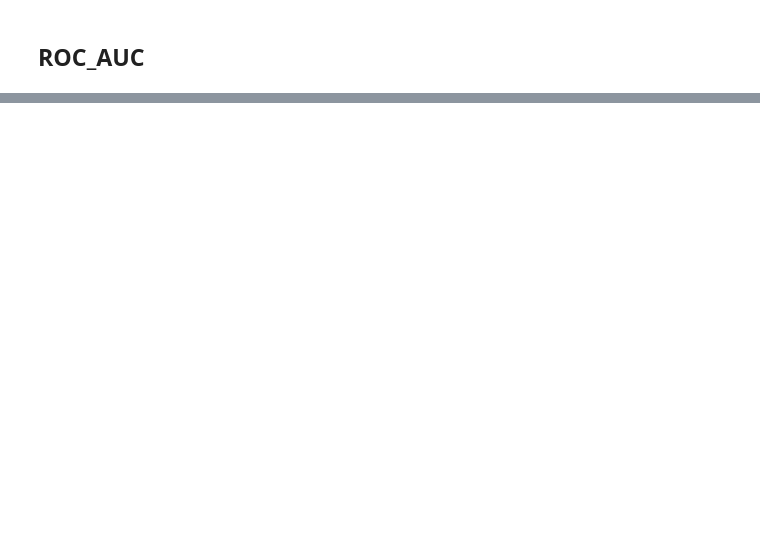
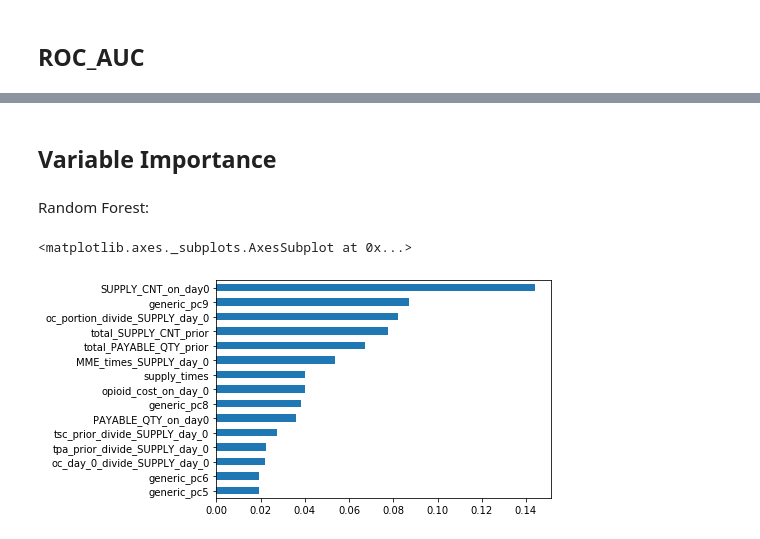
Before and after one commit to chenson2018/Humana-Mays-Competition, a Jupyter notebook: Final Model/Final Draft v4.ipynb, the cells around one changed output, grey strips where cells are left out. Drawn from its saved outputs; the diff is of its cells as text; code cells hidden in the pictures; blank space fills up the shorter version.

```diff
--- a/Final Model/Final Draft v4.ipynb
+++ b/Final Model/Final Draft v4.ipynb
@@ -440,0 +447,9 @@ Random Forest and Neural Net ROC AUC: 0.8994807711281888
+# %% [markdown]
+## Variable Importance
+# %% [markdown]
+Random Forest:
+# %%
+validationModel.rf_importance.plot.barh()
+# %% [output]
+<matplotlib.axes._subplots.AxesSubplot at 0x...>
+[figure, added]
```
Also changed, not shown: parts of 9 cells of this notebook, 1 other file.
